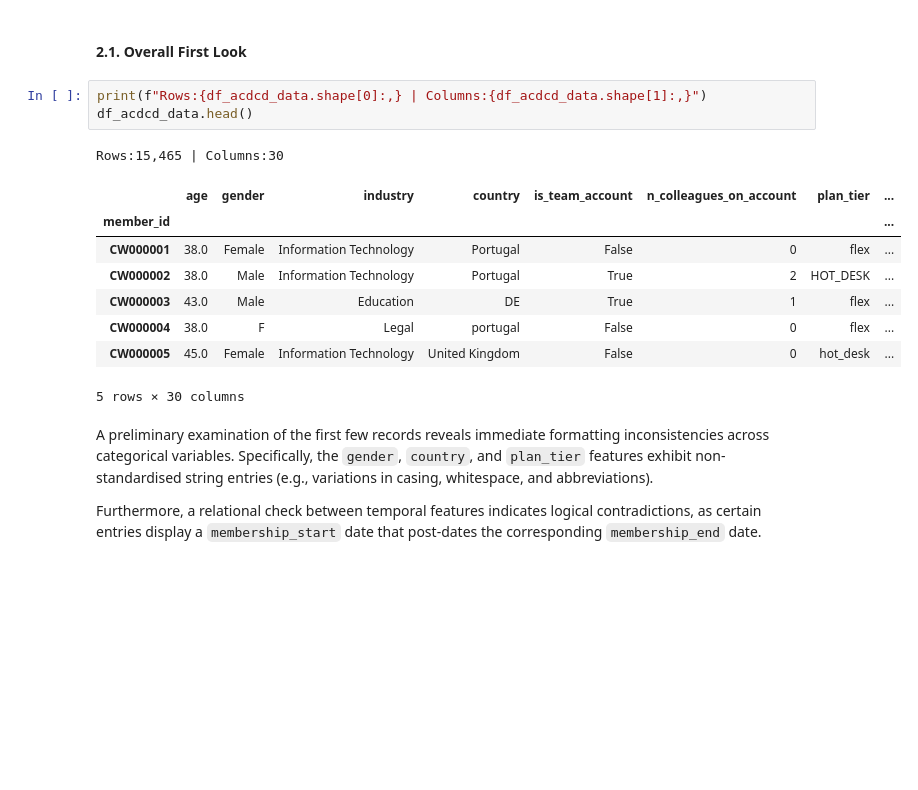
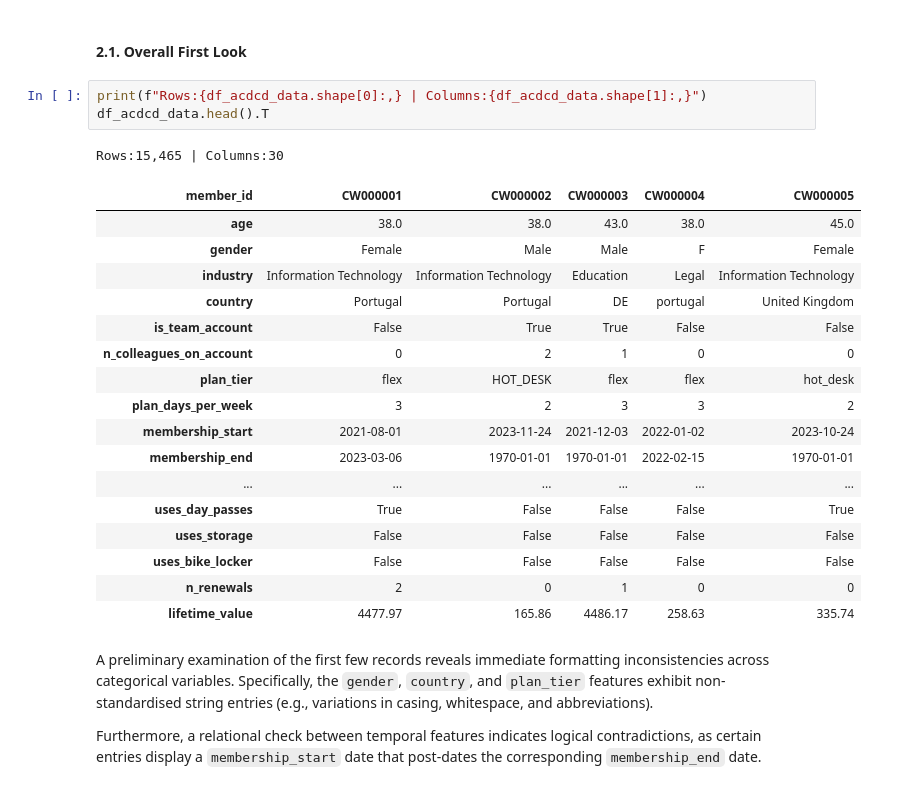
Before and after one commit to tomasmuachoDSAN/DataMining2627, a Jupyter notebook: notebooks/Group30_EDA_Code.ipynb, the cells around one changed output. Cells and saved outputs as stored; diff of their text form; blank space fills up the shorter version.

```diff
--- a/notebooks/Group30_EDA_Code.ipynb
+++ b/notebooks/Group30_EDA_Code.ipynb
@@ -30,17 +30,26 @@ df_acdcd_data= pd.read_csv(raw_data_path, index_col="member_id", sep=";")
 #### **2.1. Overall First Look**
 # %%
 print(f"Rows:{df_acdcd_data.shape[0]:,} | Columns:{df_acdcd_data.shape[1]:,}")
-df_acdcd_data.head()
+df_acdcd_data.head().T
 # %% [output]
 Rows:15,465 | Columns:30
-|  | age | gender | industry | country | is_team_account | n_colleagues_on_account | plan_tier | ... |
-| member_id |  |  |  |  |  |  |  | ... |
-| CW000001 | 38.0 | Female | Information Technology | Portugal | False | 0 | flex | ... |
-| CW000002 | 38.0 | Male | Information Technology | Portugal | True | 2 | HOT_DESK | ... |
-| CW000003 | 43.0 | Male | Education | DE | True | 1 | flex | ... |
-| CW000004 | 38.0 | F | Legal | portugal | False | 0 | flex | ... |
-| CW000005 | 45.0 | Female | Information Technology | United Kingdom | False | 0 | hot_desk | ... |
+| member_id | CW000001 | CW000002 | CW000003 | CW000004 | CW000005 |
+| age | 38.0 | 38.0 | 43.0 | 38.0 | 45.0 |
+| gender | Female | Male | Male | F | Female |
+| industry | Information Technology | Information Technology | Education | Legal | Information Technology |
+| country | Portugal | Portugal | DE | portugal | United Kingdom |
+| is_team_account | False | True | True | False | False |
+| n_colleagues_on_account | 0 | 2 | 1 | 0 | 0 |
+| plan_tier | flex | HOT_DESK | flex | flex | hot_desk |
+| plan_days_per_week | 3 | 2 | 3 | 3 | 2 |
+| membership_start | 2021-08-01 | 2023-11-24 | 2021-12-03 | 2022-01-02 | 2023-10-24 |
+| membership_end | 2023-03-06 | 1970-01-01 | 1970-01-01 | 2022-02-15 | 1970-01-01 |
+| ... | ... | ... | ... | ... | ... |
+| uses_day_passes | True | False | False | False | True |
+| uses_storage | False | False | False | False | False |
+| uses_bike_locker | False | False | False | False | False |
+| n_renewals | 2 | 0 | 1 | 0 | 0 |
+| lifetime_value | 4477.97 | 165.86 | 4486.17 | 258.63 | 335.74 |
-5 rows × 30 columns
 # %% [markdown]
 A preliminary examination of the first few records reveals immediate formatting inconsistencies across categorical variables.
 Specifically, the `gender`, `country`, and `plan_tier` features exhibit non-standardised string entries (e.g., variations in casing, whitespace, and abbreviations).
```
Also changed, not shown: parts of 32 cells of this notebook.
